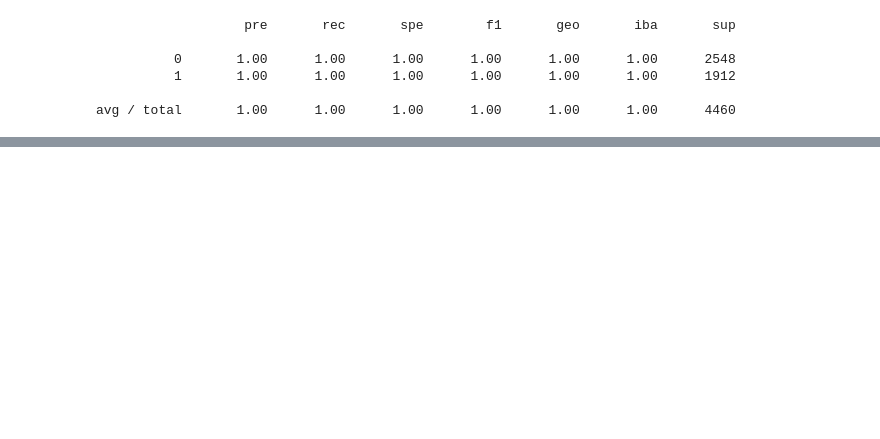
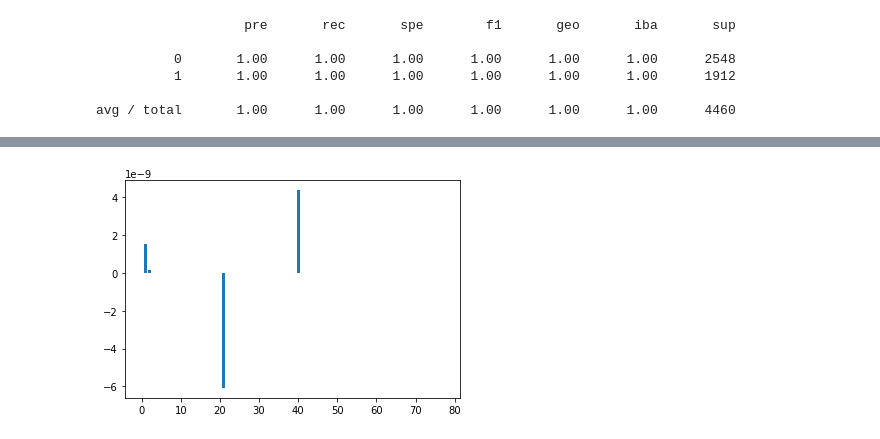
Before and after one commit to PatriciaCB1/Predicting_NBA_Outcomes, a Jupyter notebook: Machine Learning Model/Machine_Learning_Model.ipynb, the cells around one changed output, grey strips where cells are left out. Drawn from its saved outputs; the diff is of its cells as text; code cells hidden in the pictures; blank space fills up the shorter version.

```diff
--- a/Machine Learning Model/Machine_Learning_Model.ipynb
+++ b/Machine Learning Model/Machine_Learning_Model.ipynb
@@ -343,0 +357,10 @@ Loss: 0.029636893421411514, Accuracy: 0.994843065738678
+# %%
+# Define the logistic regression model
+log_classifier = LogisticRegression(solver="lbfgs",max_iter=200)
+
+# Train the model
+log_classifier.fit(X_train,y_train)
+
+# Evaluate the model
+y_pred = log_classifier.predict(X_test)
+print(f" Logistic regression model accuracy: {accuracy_score(y_test,y_pred):.3f}")
@@ -343,0 +369,5 @@ Loss: 0.029636893421411514, Accuracy: 0.994843065738678
+# %%
+# get feature importance for logistic regression
+importance = log_classifier.coef_[0]
+# List the features sorted in descending order by feature importance
+sorted(zip(importance, X.columns), reverse=True)
@@ -343,0 +392,6 @@ Loss: 0.029636893421411514, Accuracy: 0.994843065738678
+# %%
+# plot feature importance for logistic regression
+pyplot.bar([x for x in range(len(importance))], importance)
+pyplot.show()
+# %% [output]
+[figure, added]
```
Also changed, not shown: parts of 20 cells of this notebook.
